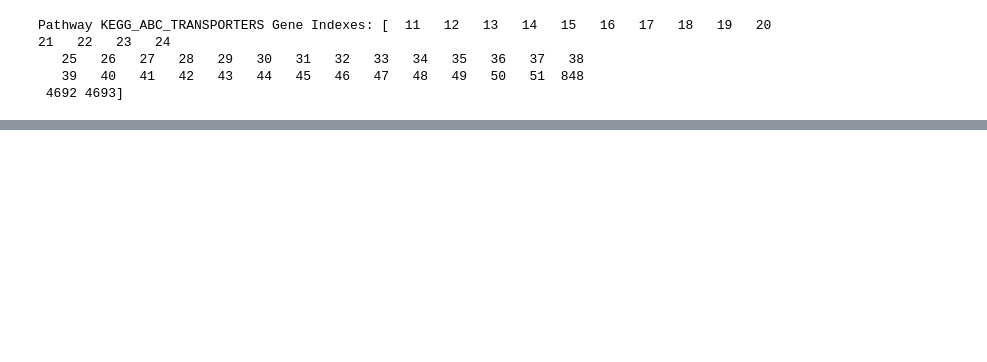
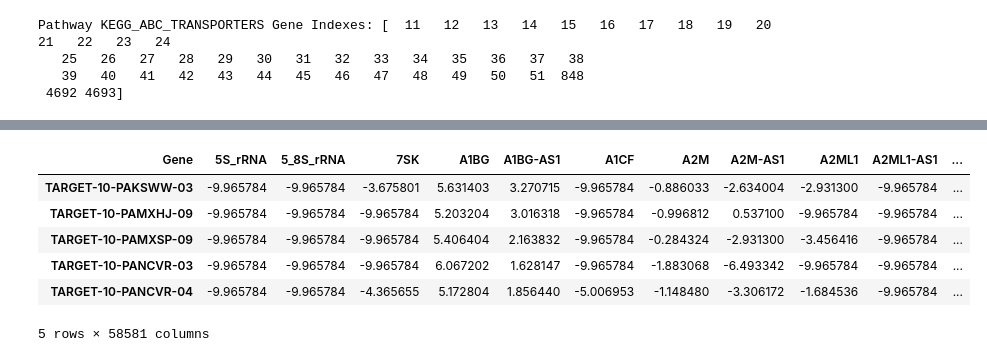
Before and after one commit to rcurrie/tumornormal, a Jupyter notebook: genesets.ipynb, the cells around one changed output, grey strips where cells are left out. Saved outputs shown, nothing was run; the diff lists cells and outputs as text; code cells hidden in the pictures; blank space fills up the shorter version.

```diff
--- a/genesets.ipynb
+++ b/genesets.ipynb
@@ -456,0 +510,16 @@ Converting expression to dataframe and storing in hdf5 file
+# %%
+# Convert into same normalized TPM: X log2(TPM+0.001)  XTreehouse log2(TPM+1) and invert to match X
+XTreehouse = treehouse_expression.T.apply(lambda x: np.log2((np.power(2, x) - 1.0) + 0.001))
+
+# Check that the features/genes are identical and in the same order
+assert np.array_equal(X.columns.values, XTreehouse.columns.values)
+
+XTreehouse.head()
+# %% [output]
+| Gene | 5S_rRNA | 5_8S_rRNA | 7SK | A1BG | A1BG-AS1 | A1CF | A2M | A2M-AS1 | A2ML1 | A2ML1-AS1 | ... |
+| TARGET-10-PAKSWW-03 | -9.965784 | -9.965784 | -3.675801 | 5.631403 | 3.270715 | -9.965784 | -0.886033 | -2.634004 | -2.931300 | -9.965784 | ... |
+| TARGET-10-PAMXHJ-09 | -9.965784 | -9.965784 | -9.965784 | 5.203204 | 3.016318 | -9.965784 | -0.996812 | 0.537100 | -9.965784 | -9.965784 | ... |
+| TARGET-10-PAMXSP-09 | -9.965784 | -9.965784 | -9.965784 | 5.406404 | 2.163832 | -9.965784 | -0.284324 | -2.931300 | -3.456416 | -9.965784 | ... |
+| TARGET-10-PANCVR-03 | -9.965784 | -9.965784 | -9.965784 | 6.067202 | 1.628147 | -9.965784 | -1.883068 | -6.493342 | -9.965784 | -9.965784 | ... |
+| TARGET-10-PANCVR-04 | -9.965784 | -9.965784 | -4.365655 | 5.172804 | 1.856440 | -5.006953 | -1.148480 | -3.306172 | -1.684536 | -9.965784 | ... |
+5 rows × 58581 columns
```
Also changed, not shown: parts of 45 cells of this notebook, 1 other file.
